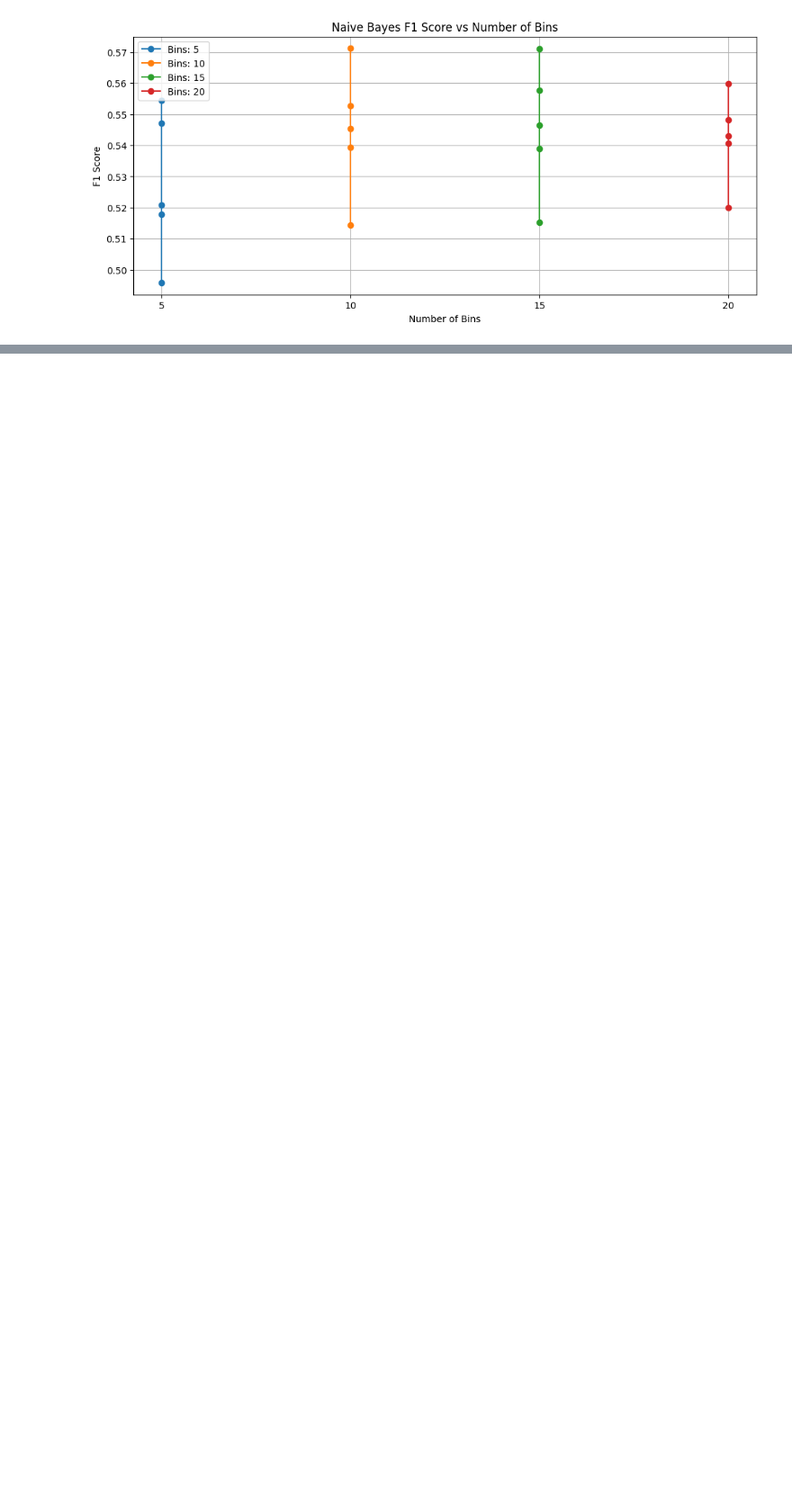
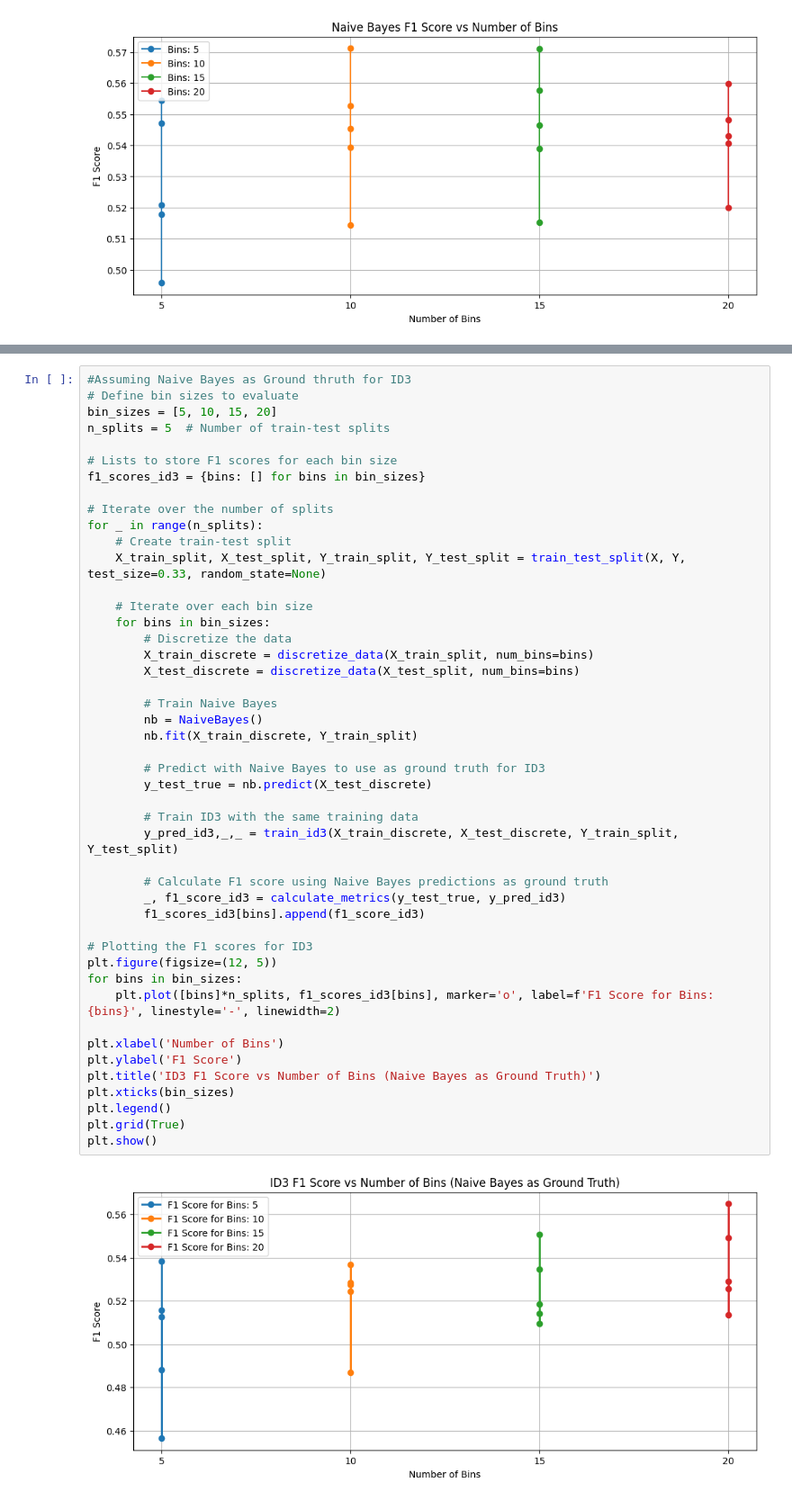
Before and after one commit to khushabuborwal/churn-prediction-id3-naive-bayes, a Jupyter notebook: main.ipynb, the cells around one changed output, grey strips where cells are left out. Shown at 90% size. Saved outputs shown, nothing was run; the diff lists cells and outputs as text; blank space fills up the shorter version.

Commit message:
Taking one algorithm as ground truth and calculating F1 score of other

```diff
--- a/main.ipynb
+++ b/main.ipynb
@@ -461,0 +466,48 @@ plt.show()
+# %%
+#Assuming Naive Bayes as Ground thruth for ID3
+# Define bin sizes to evaluate
+bin_sizes = [5, 10, 15, 20]
+n_splits = 5  # Number of train-test splits
+
+# Lists to store F1 scores for each bin size
+f1_scores_id3 = {bins: [] for bins in bin_sizes}
+
+# Iterate over the number of splits
+for _ in range(n_splits):
+    # Create train-test split
+    X_train_split, X_test_split, Y_train_split, Y_test_split = train_test_split(X, Y, test_size=0.33, random_state=None)
+
+    # Iterate over each bin size
+    for bins in bin_sizes:
+        # Discretize the data
+        X_train_discrete = discretize_data(X_train_split, num_bins=bins)
+        X_test_discrete = discretize_data(X_test_split, num_bins=bins)
+
+        # Train Naive Bayes
+        nb = NaiveBayes()
+        nb.fit(X_train_discrete, Y_train_split)
+
+        # Predict with Naive Bayes to use as ground truth for ID3
+        y_test_true = nb.predict(X_test_discrete)
+
+        # Train ID3 with the same training data
+        y_pred_id3,_,_ = train_id3(X_train_discrete, X_test_discrete, Y_train_split, Y_test_split)
+
+        # Calculate F1 score using Naive Bayes predictions as ground truth
+        _, f1_score_id3 = calculate_metrics(y_test_true, y_pred_id3)
+        f1_scores_id3[bins].append(f1_score_id3)
+
+# Plotting the F1 scores for ID3
+plt.figure(figsize=(12, 5))
+for bins in bin_sizes:
+    plt.plot([bins]*n_splits, f1_scores_id3[bins], marker='o', label=f'F1 Score for Bins: {bins}', linestyle='-', linewidth=2)
+
+plt.xlabel('Number of Bins')
+plt.ylabel('F1 Score')
+plt.title('ID3 F1 Score vs Number of Bins (Naive Bayes as Ground Truth)')
+plt.xticks(bin_sizes)
+plt.legend()
+plt.grid(True)
+plt.show()
+# %% [output]
+[figure, added]
```
Also changed, not shown: parts of 3 cells of this notebook.
